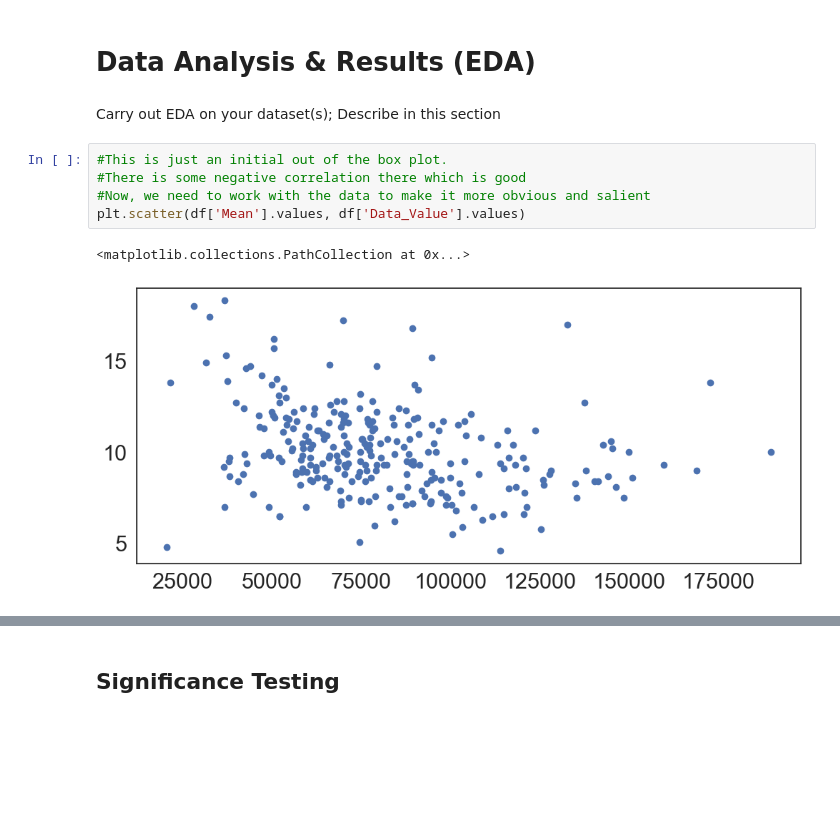
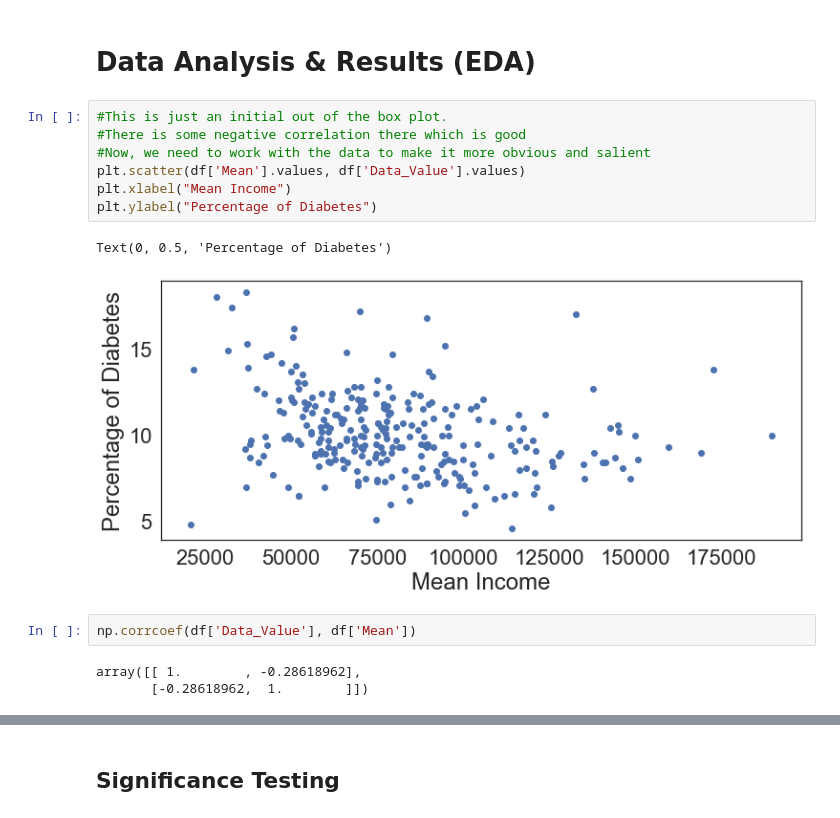
Before and after one commit to sim-anna/COGS108-Group_026-Wi23, a Jupyter notebook: EDACheckpointGroup_026-Wi23.ipynb, the cells around one changed output, grey strips where cells are left out. Cells and saved outputs as stored; diff of their text form; blank space fills up the shorter version.

```diff
--- a/EDACheckpointGroup_026-Wi23.ipynb
+++ b/EDACheckpointGroup_026-Wi23.ipynb
@@ -264,13 +264,18 @@ df
 274 rows × 9 columns
 # %% [markdown]
 # Data Analysis & Results (EDA)
-# %% [markdown]
-Carry out EDA on your dataset(s); Describe in this section
 # %%
 #This is just an initial out of the box plot.
 #There is some negative correlation there which is good
 #Now, we need to work with the data to make it more obvious and salient
 plt.scatter(df['Mean'].values, df['Data_Value'].values)
+plt.xlabel("Mean Income")
+plt.ylabel("Percentage of Diabetes")
 # %% [output]
-<matplotlib.collections.PathCollection at 0x...>
+Text(0, 0.5, 'Percentage of Diabetes')
-[figure, old version]
+[figure, new version]
+# %%
+np.corrcoef(df['Data_Value'], df['Mean'])
+# %% [output]
+array([[ 1.        , -0.28618962],
+       [-0.28618962,  1.        ]])
```
Also changed, not shown: parts of 21 cells of this notebook.
